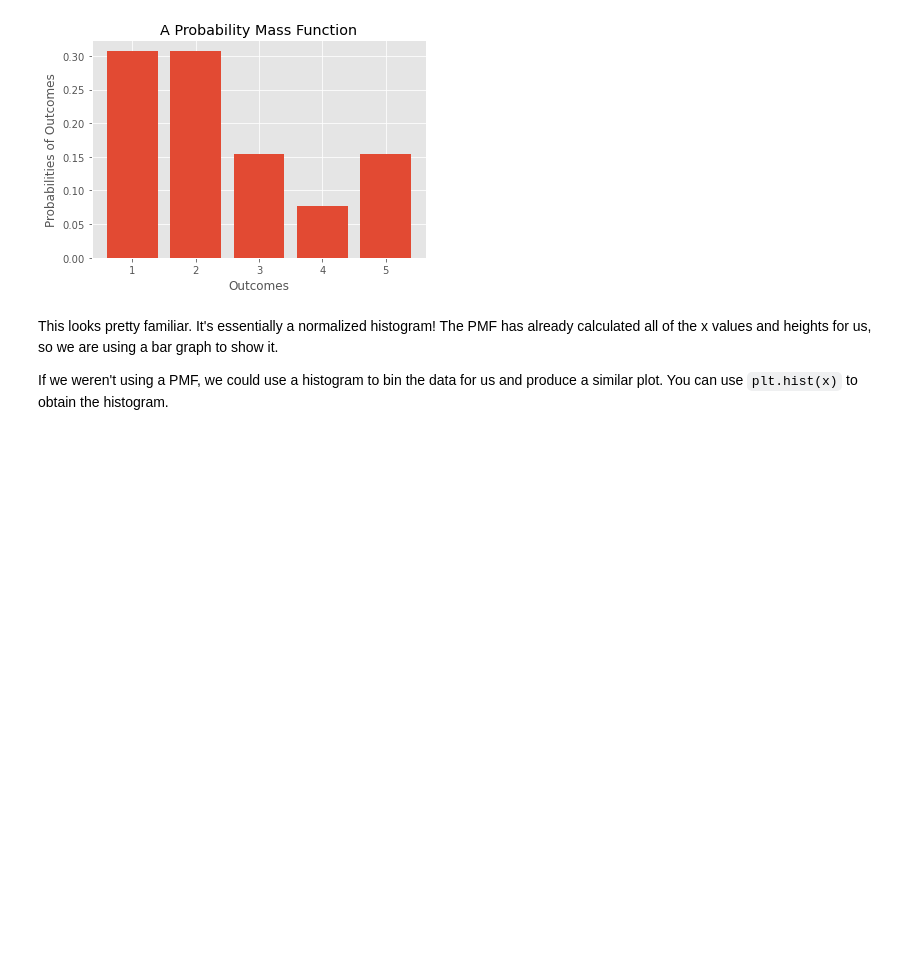
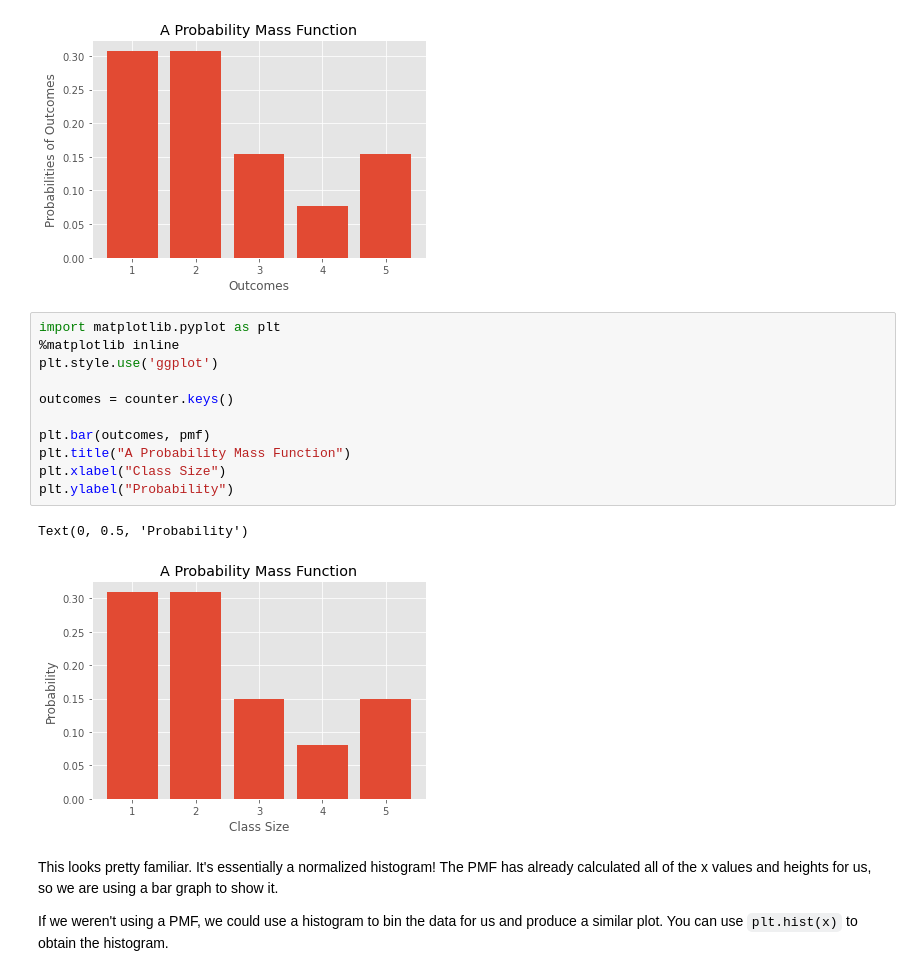
Before and after one commit to uijallen/Topic_12_03_dsc-probability-mass-function, a Jupyter notebook: index.ipynb, the cells around one changed output. Cells and saved outputs as stored; diff of their text form; blank space fills up the shorter version.

```diff
--- a/index.ipynb
+++ b/index.ipynb
@@ -116,6 +117,20 @@ plt.xlabel("Outcomes")
 plt.ylabel("Probabilities of Outcomes");
 # %% [output]
 [figure]
+# %%
+import matplotlib.pyplot as plt
+%matplotlib inline
+plt.style.use('ggplot')
+
+outcomes = counter.keys()
+
+plt.bar(outcomes, pmf)
+plt.title("A Probability Mass Function")
+plt.xlabel("Class Size")
+plt.ylabel("Probability")
+# %% [output]
+Text(0, 0.5, 'Probability')
+[figure, added]
 # %% [markdown]
 This looks pretty familiar. It's essentially a normalized histogram! The PMF has already calculated all of the x values and heights for us, so we are using a bar graph to show it.
 
```
Also changed, not shown: parts of 2 cells of this notebook.
